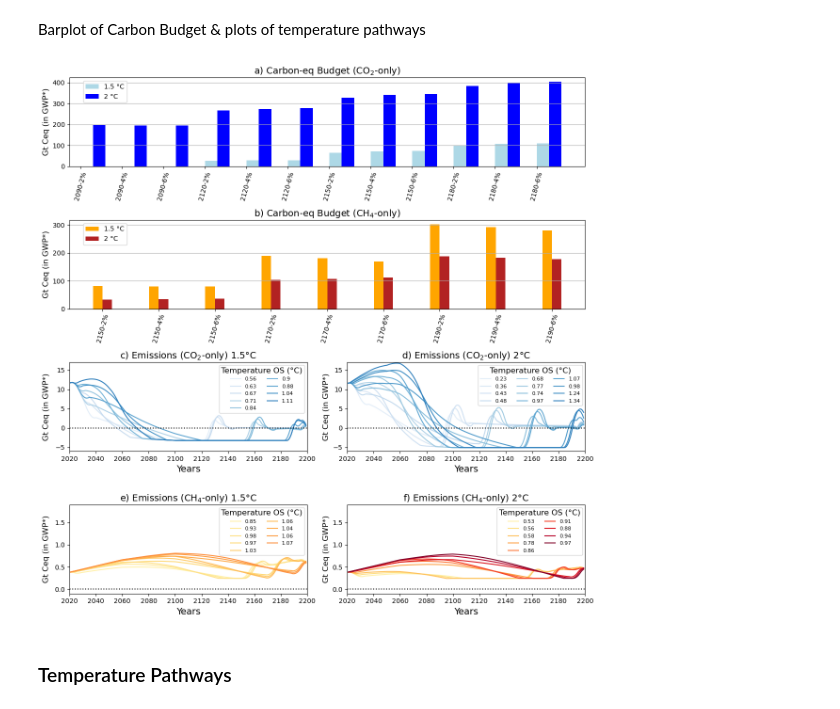
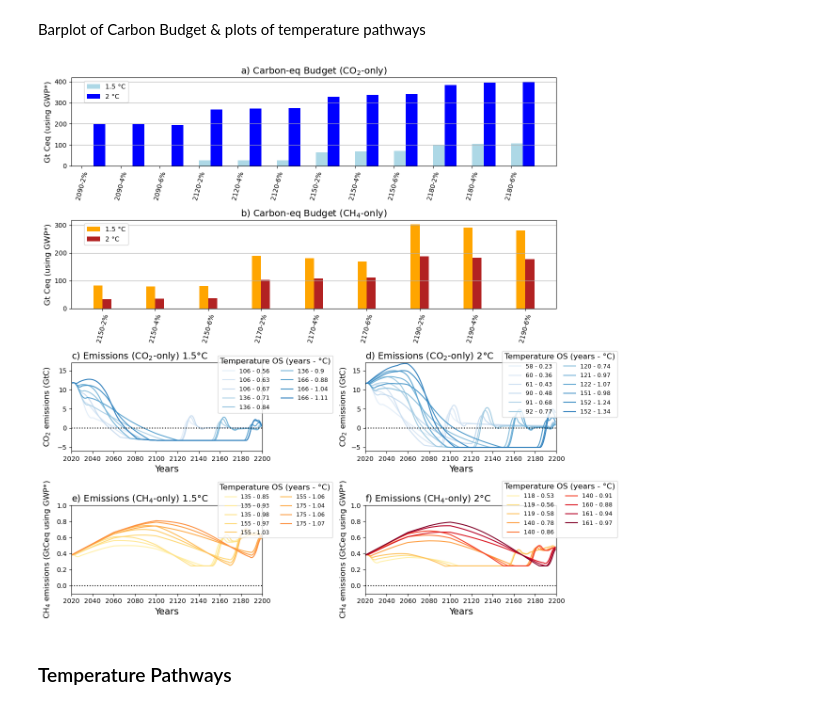
Before and after one commit to Matteo-Mastro/GWP_overshoot, a Jupyter notebook: Code/ACC2_simulations_IPSL DR.ipynb, the cells around one changed output. Cells and saved outputs as stored; diff of their text form; code cells hidden in the pictures.

Commit message:
Modifying figures code

```diff
--- a/Code/ACC2_simulations_IPSL DR.ipynb
+++ b/Code/ACC2_simulations_IPSL DR.ipynb
@@ -343,7 +344,6 @@ ticks_2 = ["2060-2%", "2060-4%", "2060-6%", "2090-2%",  "2090-4%",  "2090-6%", "
 mark = [plt.scatter([0], [0], marker = mmark.MarkerStyle("D"), color='black', s=16)]
 # %%
 ## -------------------- PLOT ---------------------##
-import matplotlib.markers as mmark
 
 x = np.arange(len(df_OS_allghg_15))  # the label locations
 width = 0.35  # the width of the bars
@@ -362,7 +362,7 @@ ax[0,0].scatter(x, df_OS_allghg_15.GHG_OS, color='black', marker = "D", s = 16)
 # ax[0,0].bar(x[-1] - width/2, df_OS_allghg_15.iloc[-1].CH4_OS, width, bottom = df_OS_allghg_15.CO2_OS, align='edge',color = 'orange')
 # Add some text for labels, title and custom x-axis tick labels, etc.
 # ax[0,0].set_xlabel('Overshoot scenarios', size = 14)
-ax[0,0].set_ylabel('Gt Ceq (in GWP*)', size = 14)
+ax[0,0].set_ylabel('Gt Ceq (using GWP*)', size = 14)
 ax[0,0].set_xticks(x, ticks, rotation = 75)
 ax[0,0].grid(axis = 'y')
 ax[0,0].set_ylim(-100,350)
@@ -1229,7 +1229,7 @@ ticks_ch4 = ["2150-2%",  "2150-4%",  "2150-6%", "2170-2%", "2170-4%", "2170-6%",
 ## -------------------- PLOT ---------------------##
 
 # Plot configuration
-width_inch = 12
+width_inch = 12.5
 height_inch = 12
 
 model = "IPSL"
@@ -1246,7 +1246,7 @@ x1 = np.arange(len(ticks_co2_20))  # the label locations
 ax.bar(x1 + 0.3, df_OS_co2_2.CO2_OS, width=0.3, align='edge', label='2 °C', color="blue")
 
 ax.set_title('a) Carbon-eq Budget (CO$_2$-only)', size = 14)
-ax.set_ylabel('Gt Ceq (in GWP*)', size = 12)
+ax.set_ylabel('Gt Ceq (using GWP*)', size = 12)
 # ax.set_ylim(-100,OS_co2_20[-1]+50)
 ax.set_xticks(x1, ticks_co2_20, rotation = 75)
 ax.grid(axis = 'y')
@@ -1260,7 +1260,7 @@ x1 = np.arange(len(ticks_ch4))  # the label locations
 ax.bar(x1, df_OS_ch4_2.CH4_OS, width=0.17, align='edge', label='2 °C', color="firebrick")
 
 ax.set_title('b) Carbon-eq Budget (CH$_4$-only)', size = 14)
-ax.set_ylabel('Gt Ceq (in GWP*)', size = 12)
+ax.set_ylabel('Gt Ceq (using GWP*)', size = 12)
 # ax.set_ylim(-100,OS_ch4_15[-1]+50)
 ax.set_xticks(x, ticks_ch4, rotation = 75)
 ax.grid(axis = 'y')
@@ -1283,11 +1283,13 @@ for scn in np.sort(df_co2_15.TARGET.unique()):
 plt.axhline(0, linestyle='dotted', color="black")
 ax.set_xlim(2020, 2200)
 ax.set_ylim(-6, 17)
-ax.set_ylabel('Gt Ceq (in GWP*)', size = 12)
+ax.set_ylabel('CO$_2$ emissions (GtC)', size = 12)
 ax.set_xlabel('Years', size = 14)
-ax.set_title('c) Emissions (CO$_2$-only) 1.5°C', size = 14)
-legend2 = df_OS_co2_15.T2M_OS.astype(float).round(2)
-ax.legend(legend2, title = "Temperature OS (°C)", title_fontsize = 12,loc="upper right",fontsize=8, ncol=2)
+ax.set_title('c) Emissions (CO$_2$-only) 1.5°C', size = 14, loc = "left")
+legend2 = df_OS_co2_15.T2M_OS.astype(float).round(2).astype(str)
+legend21 = df_OS_co2_15.DURATION.astype(int).astype(str)
+ax.legend(legend21 + ' - ' + legend2, title = "Temperature OS (years - °C)", title_fontsize = 12,bbox_to_anchor=(0.75, 0.4),fontsize=9, ncol=2)
+
 
 
 # Third Plot B CO2 Temp
@@ -1307,11 +1309,12 @@ for scn in np.sort(df_co2_20.TARGET.unique()):
 plt.axhline(0, linestyle='dotted', color="black")
 ax.set_xlim(2020, 2200)
 ax.set_ylim(-6, 17)
-ax.set_ylabel('Gt Ceq (in GWP*)', size = 12)
+ax.set_ylabel('CO$_2$ emissions (GtC)', size = 12)
 ax.set_xlabel('Years', size = 14)
-ax.set_title('d) Emissions (CO$_2$-only) 2°C', size = 14)
-legend2 = df_OS_co2_2.T2M_OS.astype(float).round(2)
-ax.legend(legend2, title = "Temperature OS (°C)", title_fontsize = 12,loc="upper right",fontsize=8, ncol=3) #bbox_to_anchor=(0.50, 0.4),
+ax.set_title('d) Emissions (CO$_2$-only) 2°C', size = 14, loc = "left")
+legend2 = df_OS_co2_2.T2M_OS.astype(float).round(2).astype(str)
+legend21 = df_OS_co2_2.DURATION.astype(int).astype(str)
+ax.legend(legend21 + ' - ' + legend2, title = "Temperature OS (years - °C)", title_fontsize = 12,bbox_to_anchor=(0.7, 0.35),fontsize=9, ncol=2)
 
 
 # Fourth Plot A CH4 Temp
@@ -1329,46 +1332,50 @@ for scn in df_ch4_15.TARGET.unique():
         ax.plot(year[0:200],em[0:200], color = c)
 plt.axhline(0, linestyle='dotted', color="black")
 ax.set_xlim(2020, 2200)
-ax.set_ylim(-0.1,1.9)
-ax.set_ylabel('Gt Ceq (in GWP*)', size = 12)
+ax.set_ylim(-0.1,1)
+ax.set_ylabel('CH$_4$ emissions (GtCeq using GWP*)', size = 12)
 ax.set_xlabel('Years', size = 14)
-ax.set_title('e) Emissions (CH$_4$-only) 1.5°C', size = 14)
-legend2 = df_OS_ch4_15.T2M_OS.astype(float).round(2)
-ax.legend(legend2, title = "Temperature OS (°C)", title_fontsize = 12,loc="upper right",fontsize=8, ncol=2)
+ax.set_title('e) Emissions (CH$_4$-only) 1.5°C', size = 14, loc = "left")
+legend2 = df_OS_ch4_15.T2M_OS.astype(float).round(2).astype(str)
+legend21 = df_OS_ch4_15.DURATION.astype(int).astype(str)
+ax.legend(legend21 + ' - ' + legend2, title = "Temperature OS (years - °C)", title_fontsize = 12,bbox_to_anchor=(0.75, 0.6),fontsize=8.5, ncol=2)
 
 
 # Fourth Plot B CH4 Temp
 ax = fig.add_subplot(gs[3, 1])
 color = iter(cm.YlOrRd_r(np.linspace(0.9, 0, len(ticks_ch4))))
 for scn in df_ch4_20.TARGET.unique():
     for d in df_ch4_20.DR.unique():
         c = next(color)
         data = df_ch4_20
         data = data[data["TARGET"] == scn]
         data = data[data["DR"] == d]
         year = data["YEAR"]
         # em = (gwpstar(data.ANTCH4.to_numpy()*MttoGt ,4.53,4.25,28)*CO2toC)
         em = data.ANTCH4*MttoGt
         ax.plot(year[0:200],em[0:200], color = c)
 plt.axhline(0, linestyle='dotted', color="black")
 ax.set_xlim(2020, 2200)
-ax.set_ylim(-0.1,1.9)
-ax.set_ylabel('Gt Ceq (in GWP*)', size = 12)
+ax.set_ylim(-0.1,1)
+ax.set_ylabel('CH$_4$ emissions (GtCeq using GWP*)', size = 12)
 ax.set_xlabel('Years', size = 14)
-ax.set_title('f) Emissions (CH$_4$-only) 2°C', size = 14)
-legend2 = df_OS_ch4_2.T2M_OS.astype(float).round(2)
-ax.legend(legend2, title = "Temperature OS (°C)", title_fontsize = 12,loc="upper right",fontsize=8, ncol=2)
+ax.set_title('f) Emissions (CH$_4$-only) 2°C', size = 14, loc = "left")
+legend2 = df_OS_ch4_2.T2M_OS.astype(float).round(2).astype(str)
+legend21 = df_OS_ch4_2.DURATION.astype(int).astype(str)
+ax.legend(legend21 + ' - ' + legend2, title = "Temperature OS (years - °C)", title_fontsize = 12,bbox_to_anchor=(0.7, 0.6),fontsize=9, ncol=2)
+
+# ax.legend(legend2, title = "Temperature OS (°C)", title_fontsize = 12,loc="upper right",fontsize=8, ncol=2)
 
 fig.align_labels()
 
 # output file
 title = 'ACC2 CO2+CH4 Emissions Simulations - Carbon Budget - {} emulator'.format(model)
 # output_file = os.path.join(out_path,title.replace(' ','_')) + "_ANT.png"
 
 # save the output file
 # plt.savefig(output_file)
 # %% [output]
-[figure, old version]
+[figure, new version]
 # %% [markdown]
 ### Temperature Pathways
 # %%
```
Also changed, not shown: parts of 2 cells of this notebook, 2 other files.
